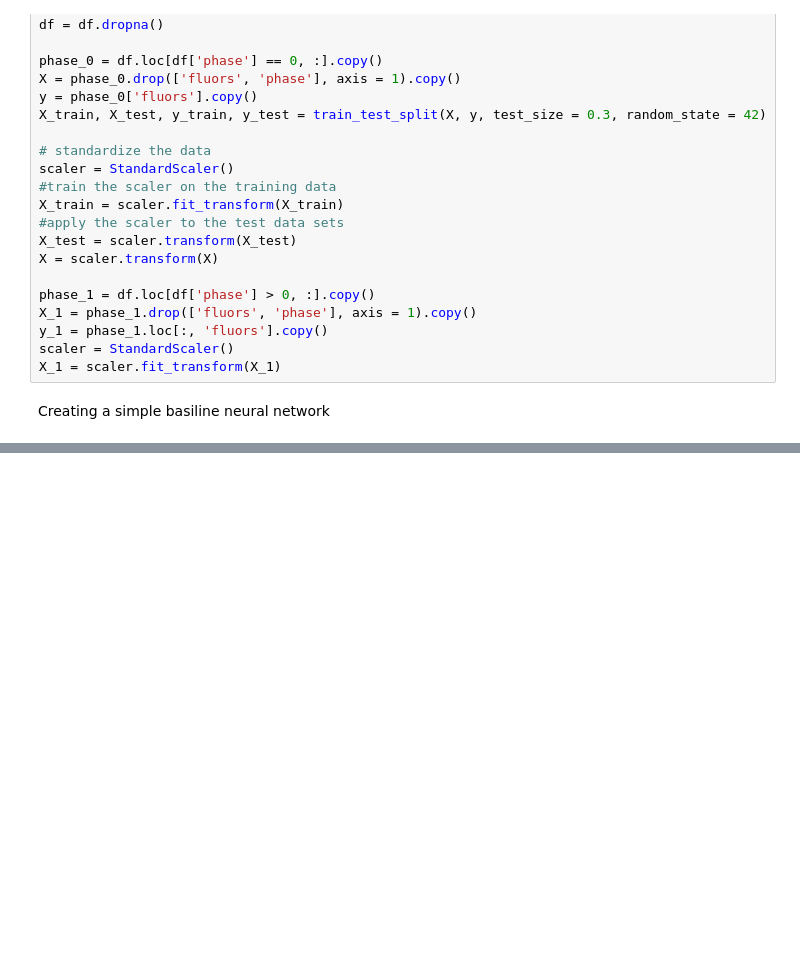
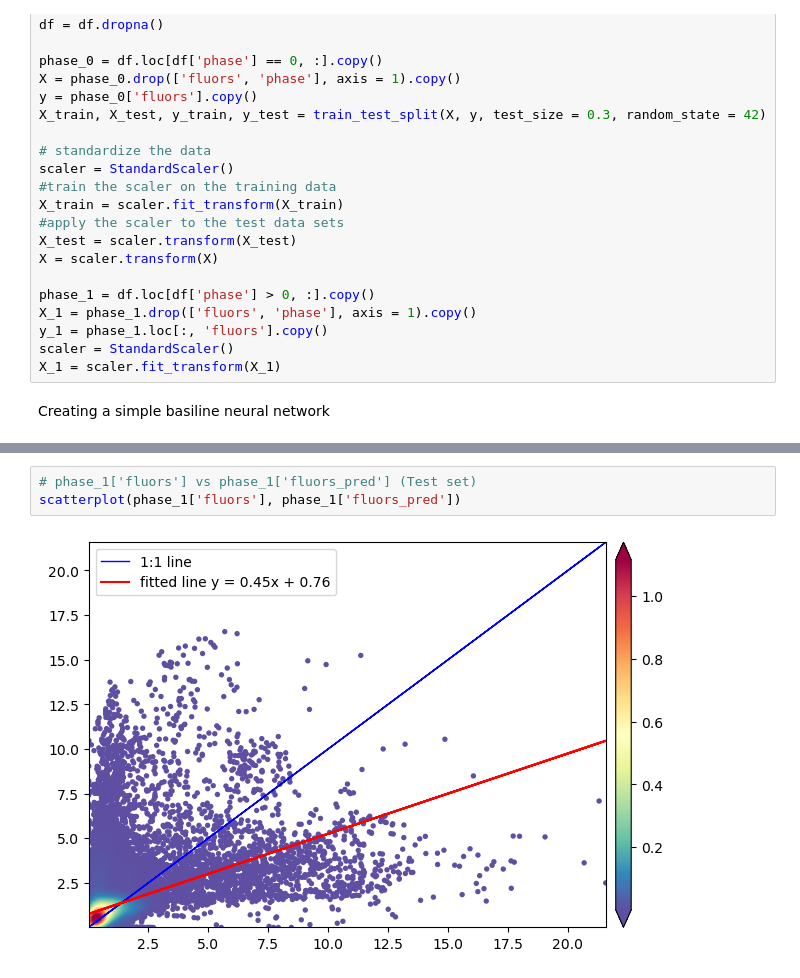
Before and after one commit to Reubenpt123/DAV, a Jupyter notebook: Baseline_models.ipynb, the cells around one changed output, grey strips where cells are left out. Drawn from its saved outputs; the diff is of its cells as text; blank space fills up the shorter version.

```diff
--- a/Baseline_models.ipynb
+++ b/Baseline_models.ipynb
@@ -293,0 +343,5 @@ fig.show()
+# %%
+# phase_1['fluors'] vs phase_1['fluors_pred'] (Test set)
+scatterplot(phase_1['fluors'], phase_1['fluors_pred'])
+# %% [output]
+[figure, added]
```
Also changed, not shown: parts of 16 cells of this notebook.
